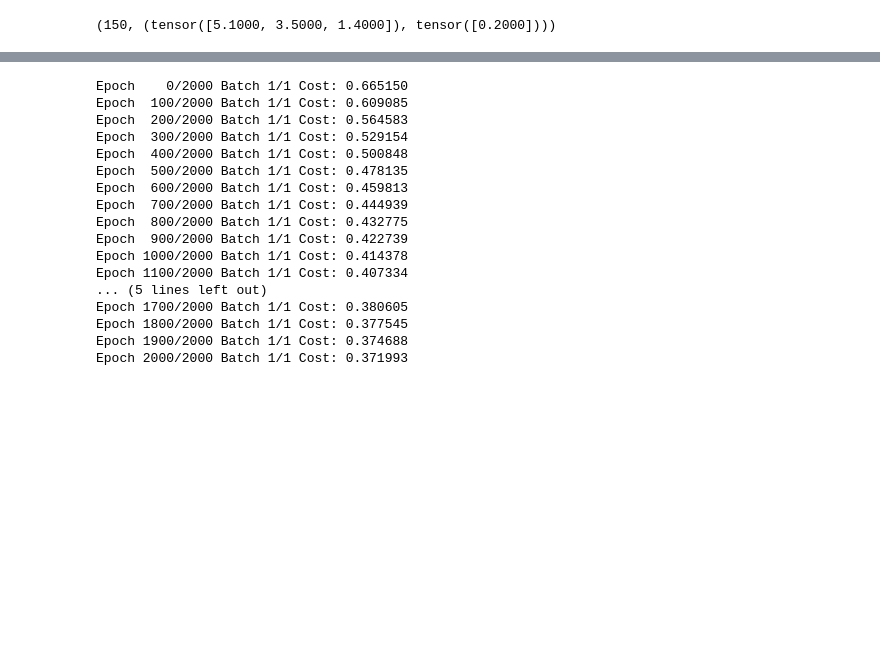
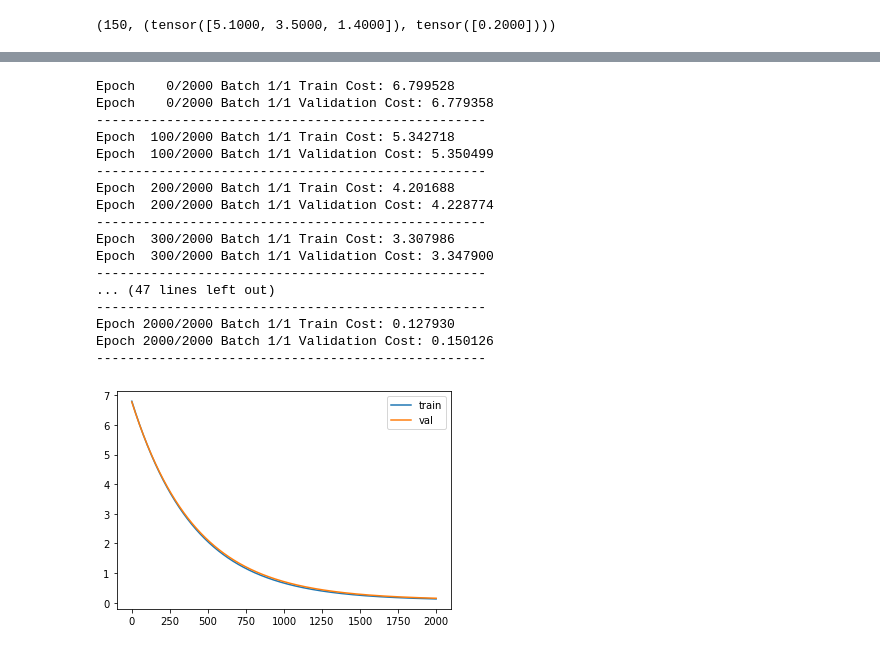
Before and after one commit to leehyunggeunkeun/inha, a Jupyter notebook: pytorch_0417_선형회귀.ipynb, the cells around one changed output, grey strips where cells are left out. Cells and saved outputs as stored; diff of their text form; code cells hidden in the pictures; blank space fills up the shorter version.

```diff
--- a/pytorch_0417_선형회귀.ipynb
+++ b/pytorch_0417_선형회귀.ipynb
@@ -125,8 +162,10 @@ tensor([0.2710], requires_grad=True)]
 # %%
 nb_epochs=2000
 train_losses=[]
+val_losses = []
+
 for epoch in range(nb_epochs+1):
-    for batch_idx, samples in enumerate(dataloader):
+    for batch_idx, samples in enumerate(train_loader):
         x_train, y_train = samples
 
 
@@ -142,25 +181,47 @@ for epoch in range(nb_epochs+1):
 
 
         if epoch % 100 == 0:
-            print('Epoch {:4d}/{} Batch {}/{} Cost: {:.6f}'.format(
-            epoch, nb_epochs, batch_idx+1, len(dataloader),
+            print('Epoch {:4d}/{} Batch {}/{} Train Cost: {:.6f}'.format(
+            epoch, nb_epochs, batch_idx+1, len(train_loader),
             cost.item()
              ))
+
+    for batch_idx, samples in enumerate(val_loader):
+        x_val, y_val = samples
+
+        prediction = model(x_val)
+        cost = F.mse_loss(prediction, y_val)
+
+        val_losses.append(cost.item())
+
+        if epoch % 100 == 0:
+            print('Epoch {:4d}/{} Batch {}/{} Validation Cost: {:.6f}'.format(
+            epoch, nb_epochs, batch_idx+1, len(val_loader),
+            cost.item()
+             ))
+            print('-'*50)
 # %% [output]
-Epoch    0/2000 Batch 1/1 Cost: 0.665150
-Epoch  100/2000 Batch 1/1 Cost: 0.609085
-Epoch  200/2000 Batch 1/1 Cost: 0.564583
-Epoch  300/2000 Batch 1/1 Cost: 0.529154
-Epoch  400/2000 Batch 1/1 Cost: 0.500848
-Epoch  500/2000 Batch 1/1 Cost: 0.478135
-Epoch  600/2000 Batch 1/1 Cost: 0.459813
-Epoch  700/2000 Batch 1/1 Cost: 0.444939
-Epoch  800/2000 Batch 1/1 Cost: 0.432775
-Epoch  900/2000 Batch 1/1 Cost: 0.422739
-Epoch 1000/2000 Batch 1/1 Cost: 0.414378
-Epoch 1100/2000 Batch 1/1 Cost: 0.407334
-... (5 lines left out)
-Epoch 1700/2000 Batch 1/1 Cost: 0.380605
-Epoch 1800/2000 Batch 1/1 Cost: 0.377545
-Epoch 1900/2000 Batch 1/1 Cost: 0.374688
-Epoch 2000/2000 Batch 1/1 Cost: 0.371993
+Epoch    0/2000 Batch 1/1 Train Cost: 6.799528
+Epoch    0/2000 Batch 1/1 Validation Cost: 6.779358
+--------------------------------------------------
+Epoch  100/2000 Batch 1/1 Train Cost: 5.342718
+Epoch  100/2000 Batch 1/1 Validation Cost: 5.350499
+--------------------------------------------------
+Epoch  200/2000 Batch 1/1 Train Cost: 4.201688
+Epoch  200/2000 Batch 1/1 Validation Cost: 4.228774
+--------------------------------------------------
+Epoch  300/2000 Batch 1/1 Train Cost: 3.307986
+Epoch  300/2000 Batch 1/1 Validation Cost: 3.347900
+--------------------------------------------------
+... (47 lines left out)
+--------------------------------------------------
+Epoch 2000/2000 Batch 1/1 Train Cost: 0.127930
+Epoch 2000/2000 Batch 1/1 Validation Cost: 0.150126
+--------------------------------------------------
+# %%
+plt.plot(train_losses, label='train')
+plt.plot(val_losses, label='val')
+plt.legend()
+plt.show()
+# %% [output]
+[figure, added]
```
Also changed, not shown: parts of 12 cells of this notebook.
